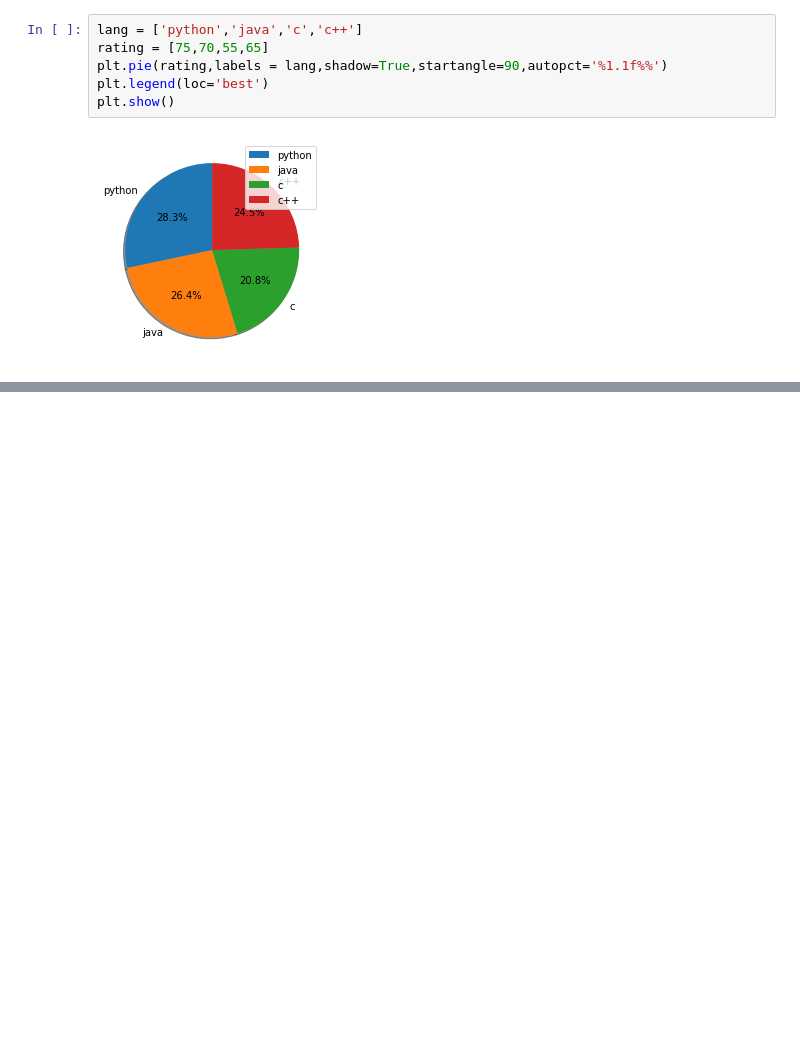
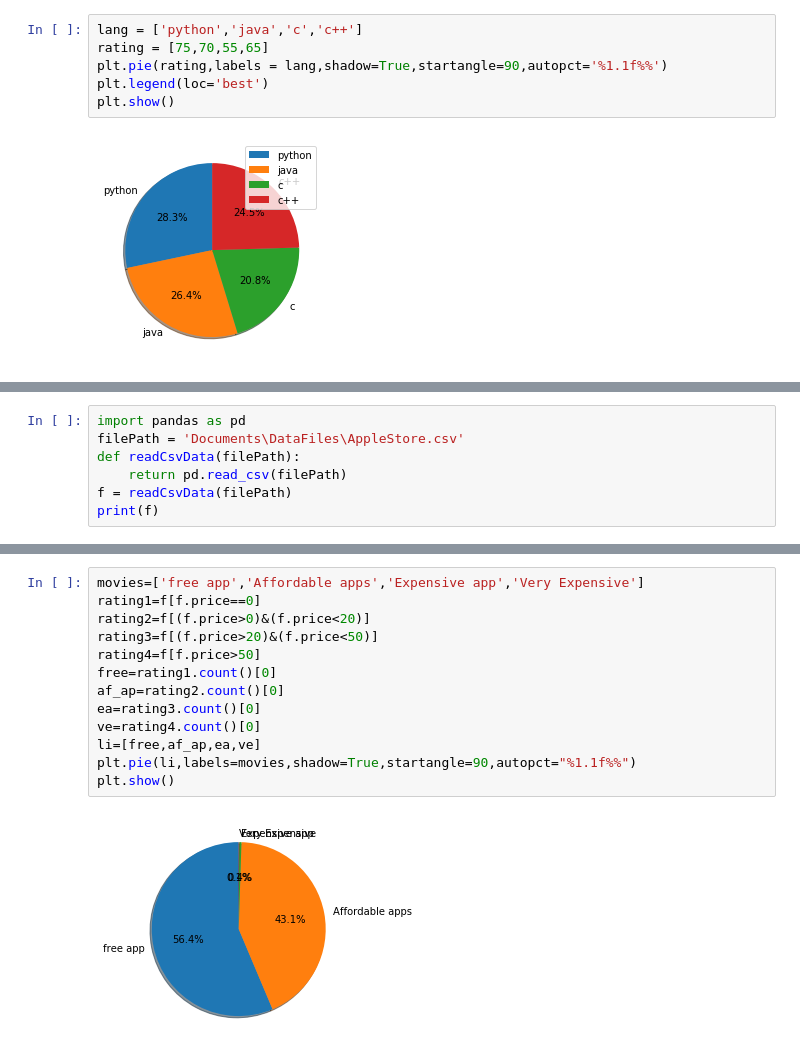
Before and after one commit to Bhargavkrishna137/gitam-vizag-python, a Jupyter notebook: Day 06(21-09-2019).ipynb, the cells around one changed output, grey strips where cells are left out. Cells and saved outputs as stored; diff of their text form; blank space fills up the shorter version.

```diff
--- a/Day 06(21-09-2019).ipynb
+++ b/Day 06(21-09-2019).ipynb
@@ -210,0 +283,7 @@ plt.show()
+# %%
+import pandas as pd
+filePath = 'Documents\DataFiles\AppleStore.csv'
+def readCsvData(filePath):
+    return pd.read_csv(filePath)
+f = readCsvData(filePath)
+print(f)
@@ -210,0 +327,15 @@ plt.show()
+# %%
+movies=['free app','Affordable apps','Expensive app','Very Expensive']
+rating1=f[f.price==0]
+rating2=f[(f.price>0)&(f.price<20)]
+rating3=f[(f.price>20)&(f.price<50)]
+rating4=f[f.price>50]
+free=rating1.count()[0]
+af_ap=rating2.count()[0]
+ea=rating3.count()[0]
+ve=rating4.count()[0]
+li=[free,af_ap,ea,ve]
+plt.pie(li,labels=movies,shadow=True,startangle=90,autopct="%1.1f%%")
+plt.show()
+# %% [output]
+[figure, added]
```
Also changed, not shown: parts of 7 cells of this notebook.
